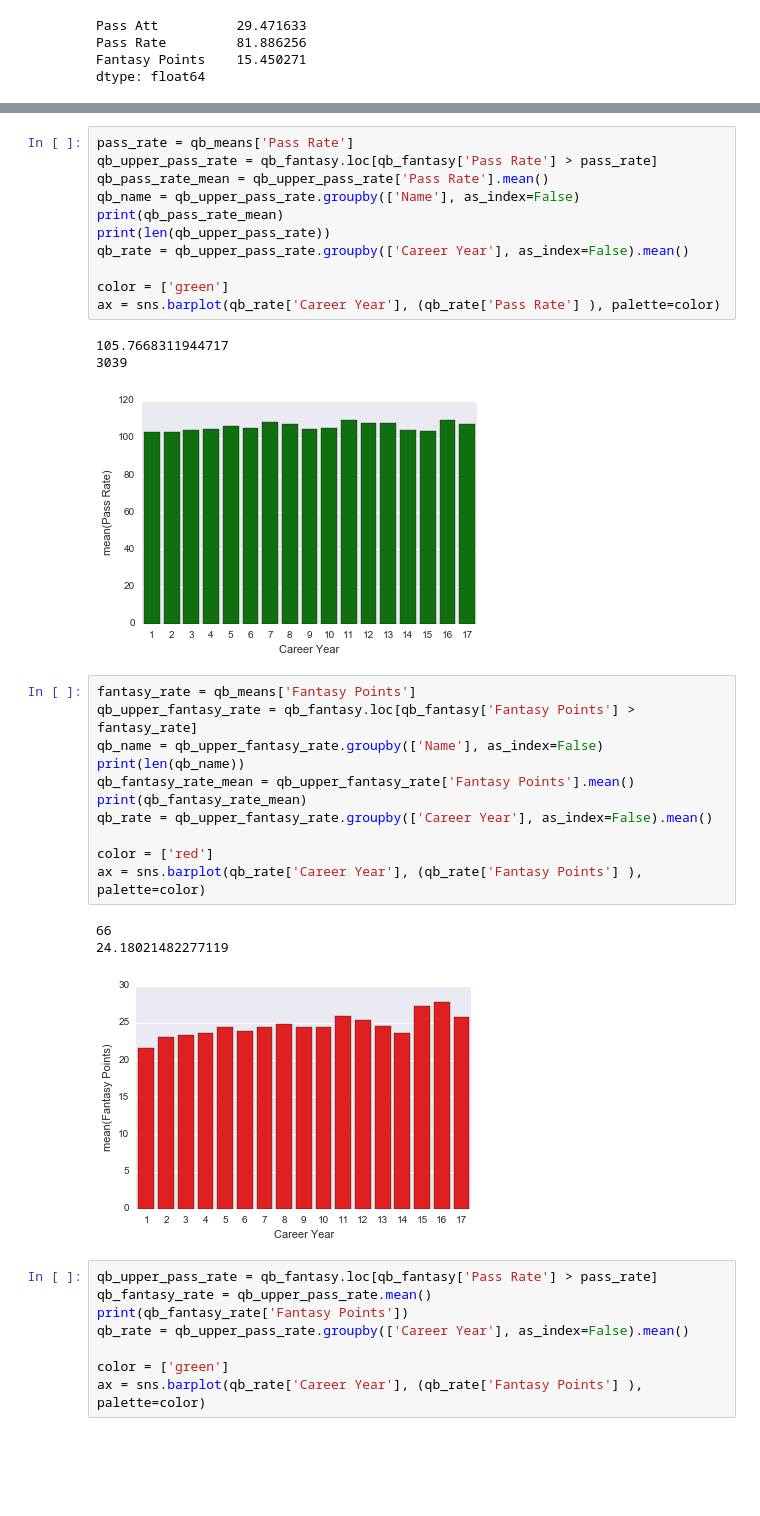
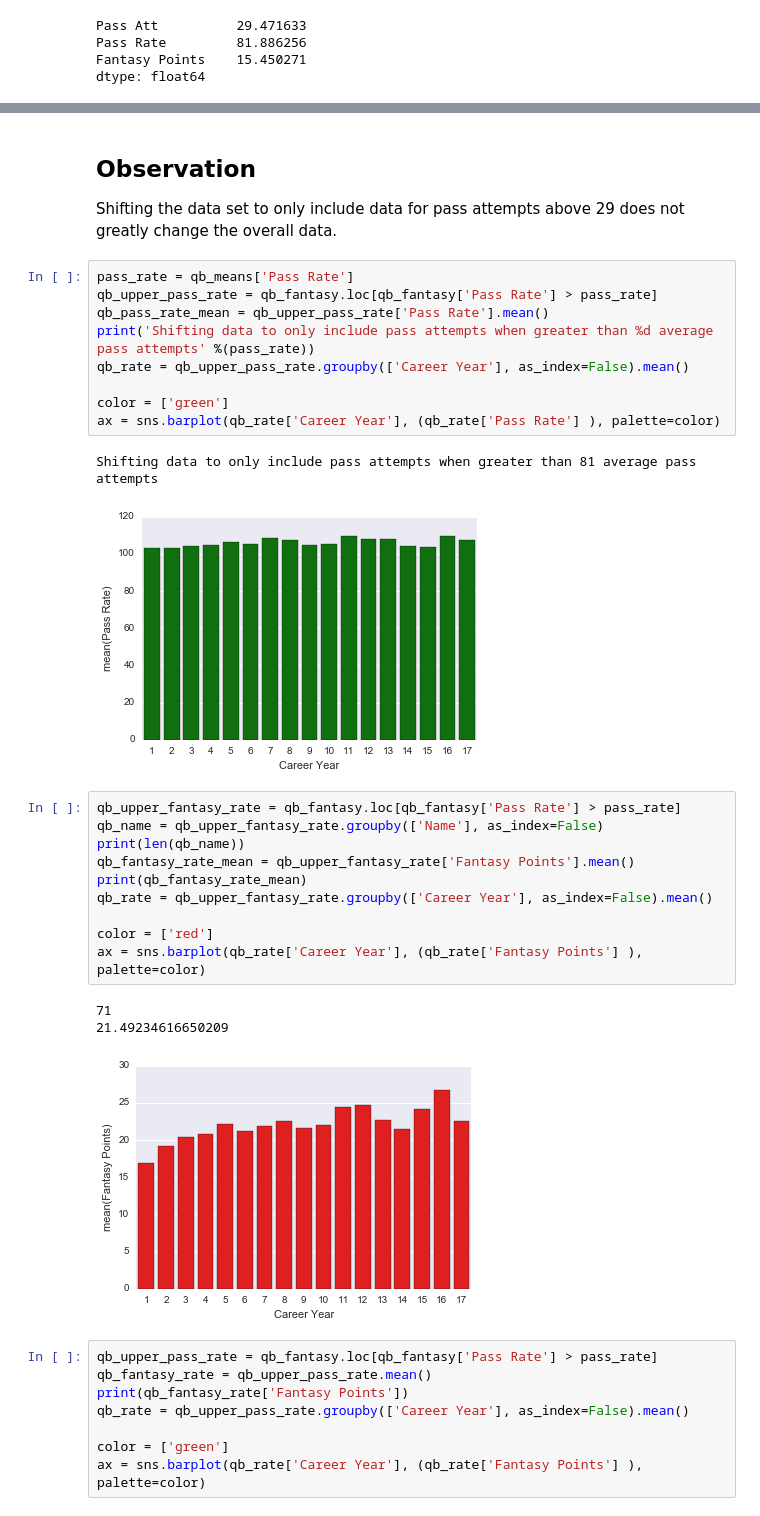
Before and after one commit to JohnPHogan/FantasyFootball, a Jupyter notebook: qb_analysis.ipynb, the cells around one changed output, grey strips where cells are left out. Saved outputs shown, nothing was run; the diff lists cells and outputs as text; blank space fills up the shorter version.

```diff
--- a/Histograms.ipynb
+++ b/qb_analysis.ipynb
@@ -140,34 +140,33 @@ ax = sns.barplot(qb_att['Career Year'], (qb_att['Pass Att'] ), palette=color)
 [figure]
+# %% [markdown]
+## Observation
+Shifting the data set to only include data for pass attempts above 29 does not greatly change the overall data.
 # %%
 pass_rate = qb_means['Pass Rate']
 qb_upper_pass_rate = qb_fantasy.loc[qb_fantasy['Pass Rate'] > pass_rate]
 qb_pass_rate_mean = qb_upper_pass_rate['Pass Rate'].mean()
-qb_name = qb_upper_pass_rate.groupby(['Name'], as_index=False)
-print(qb_pass_rate_mean)
-print(len(qb_upper_pass_rate))
+print('Shifting data to only include pass attempts when greater than %d average pass attempts' %(pass_rate))
 qb_rate = qb_upper_pass_rate.groupby(['Career Year'], as_index=False).mean()
 
 color = ['green']
 ax = sns.barplot(qb_rate['Career Year'], (qb_rate['Pass Rate'] ), palette=color)
 # %% [output]
-105.7668311944717
-3039
+Shifting data to only include pass attempts when greater than 81 average pass attempts
 [figure]
 # %%
-fantasy_rate = qb_means['Fantasy Points']
-qb_upper_fantasy_rate = qb_fantasy.loc[qb_fantasy['Fantasy Points'] > fantasy_rate]
+qb_upper_fantasy_rate = qb_fantasy.loc[qb_fantasy['Pass Rate'] > pass_rate]
 qb_name = qb_upper_fantasy_rate.groupby(['Name'], as_index=False)
 print(len(qb_name))
 qb_fantasy_rate_mean = qb_upper_fantasy_rate['Fantasy Points'].mean()
 print(qb_fantasy_rate_mean)
 qb_rate = qb_upper_fantasy_rate.groupby(['Career Year'], as_index=False).mean()
 
 color = ['red']
 ax = sns.barplot(qb_rate['Career Year'], (qb_rate['Fantasy Points'] ), palette=color)
 # %% [output]
-66
-24.18021482277119
+71
+21.49234616650209
-[figure, old version]
+[figure, new version]
 # %%
 qb_upper_pass_rate = qb_fantasy.loc[qb_fantasy['Pass Rate'] > pass_rate]
 qb_fantasy_rate = qb_upper_pass_rate.mean()
```
Also changed, not shown: parts of 4 cells of this notebook, 2 other files.
